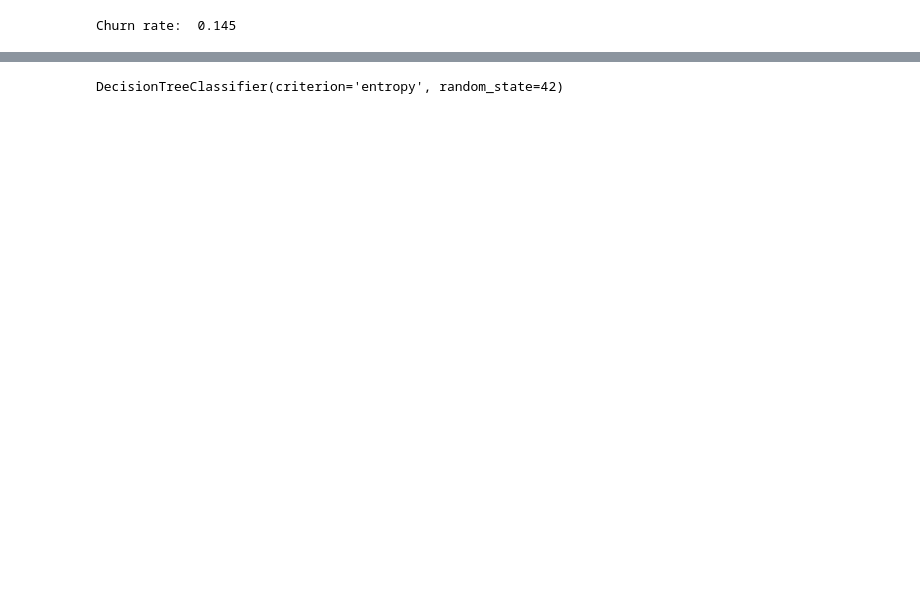
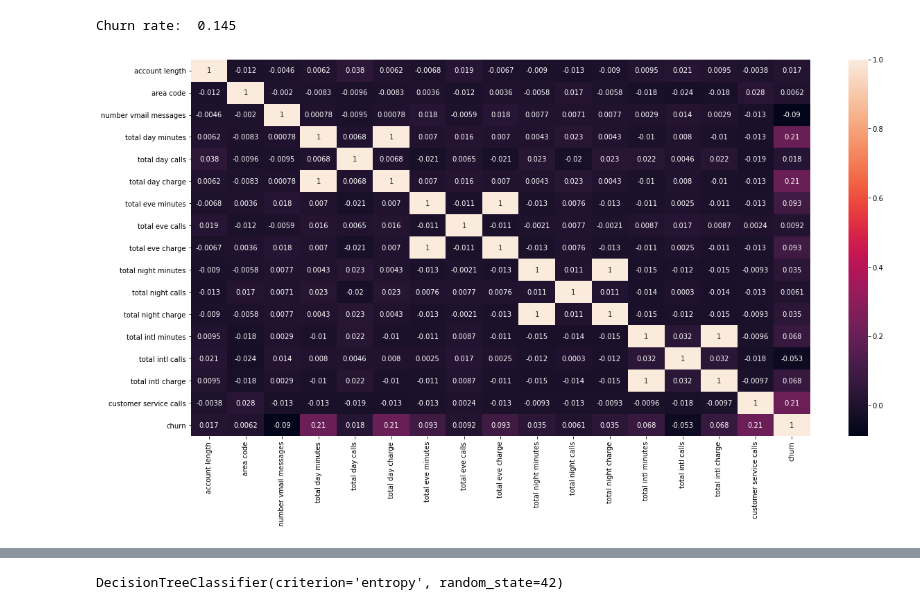
Before and after one commit to MattLeRoi/Telecom-customer-churn-analysis, a Jupyter notebook: phase3_project.ipynb, the cells around one changed output, grey strips where cells are left out. Drawn from its saved outputs; the diff is of its cells as text; code cells hidden in the pictures; blank space fills up the shorter version.

```diff
--- a/phase3_project.ipynb
+++ b/phase3_project.ipynb
@@ -37,3 +65,13 @@ df.head()
 print('Churn rate: ',round(df['churn'].value_counts()[1]/3333,3))
 # %% [output]
 Churn rate:  0.145
+# %%
+#Check correlation between features
+corrmat = df.corr()
+
+#plotting the correlation matrix
+%matplotlib inline
+plt.figure(figsize = (20,10))
+sns.heatmap(corrmat,annot = True);
+# %% [output]
+[figure, added]
```
Also changed, not shown: parts of 24 cells of this notebook.
